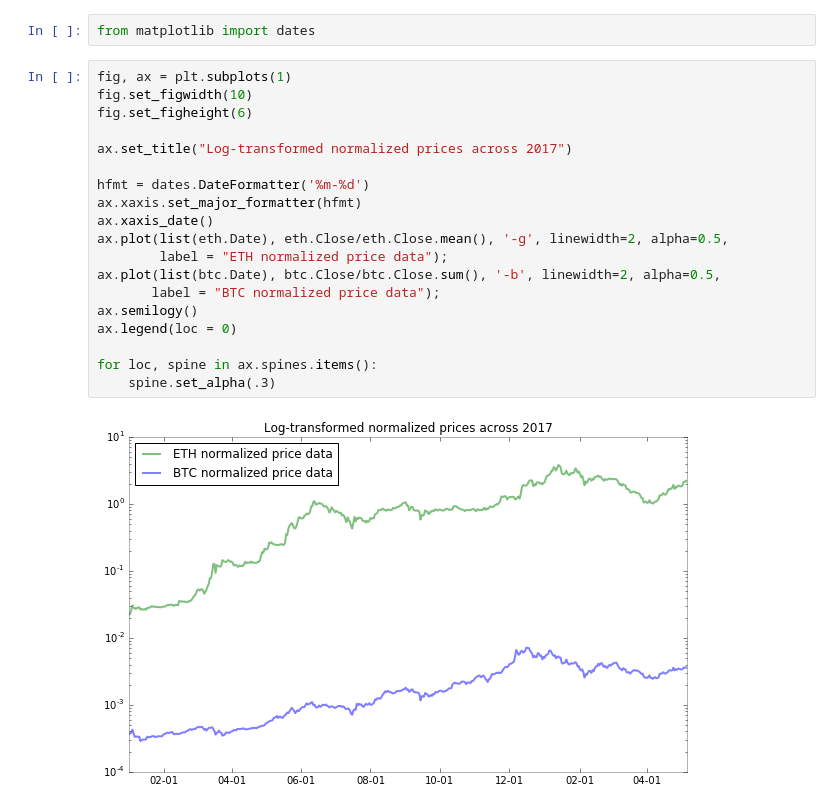
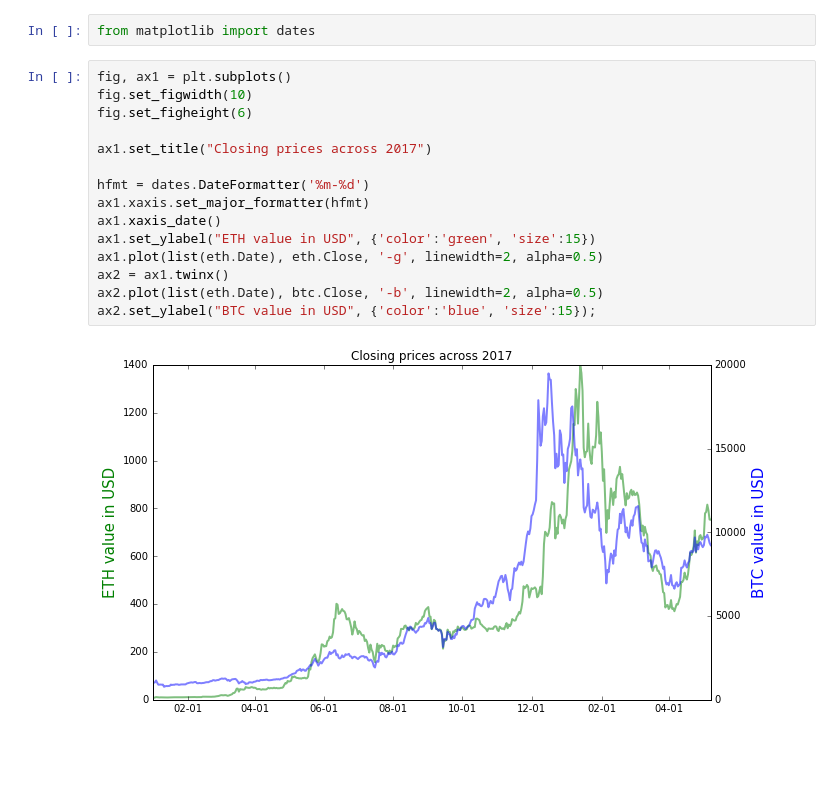
Before and after one commit to ctivanovich/Web-scarped-viz, a Jupyter notebook: crypto-scrape-viz.ipynb, the cells around one changed output. Drawn from its saved outputs; the diff is of its cells as text; blank space fills up the shorter version.

Commit message:
Add files via upload
Improved readability of chart.

```diff
--- a/crypto-scrape-viz.ipynb
+++ b/crypto-scrape-viz.ipynb
@@ -71,23 +69,19 @@ plt.show();
 # %%
 from matplotlib import dates
 # %%
-fig, ax = plt.subplots(1)
+fig, ax1 = plt.subplots()
 fig.set_figwidth(10)
 fig.set_figheight(6)
 
-ax.set_title("Log-transformed normalized prices across 2017")
+ax1.set_title("Closing prices across 2017")
 
 hfmt = dates.DateFormatter('%m-%d')
-ax.xaxis.set_major_formatter(hfmt)
-ax.xaxis_date()
-ax.plot(list(eth.Date), eth.Close/eth.Close.mean(), '-g', linewidth=2, alpha=0.5,
-        label = "ETH normalized price data");
-ax.plot(list(btc.Date), btc.Close/btc.Close.sum(), '-b', linewidth=2, alpha=0.5,
-       label = "BTC normalized price data");
-ax.semilogy()
-ax.legend(loc = 0)
-
-for loc, spine in ax.spines.items():
-    spine.set_alpha(.3)
+ax1.xaxis.set_major_formatter(hfmt)
+ax1.xaxis_date()
+ax1.set_ylabel("ETH value in USD", {'color':'green', 'size':15})
+ax1.plot(list(eth.Date), eth.Close, '-g', linewidth=2, alpha=0.5)
+ax2 = ax1.twinx()
+ax2.plot(list(eth.Date), btc.Close, '-b', linewidth=2, alpha=0.5)
+ax2.set_ylabel("BTC value in USD", {'color':'blue', 'size':15});
 # %% [output]
-[figure, old version]
+[figure, new version]
```
Also changed, not shown: parts of 7 cells of this notebook.
